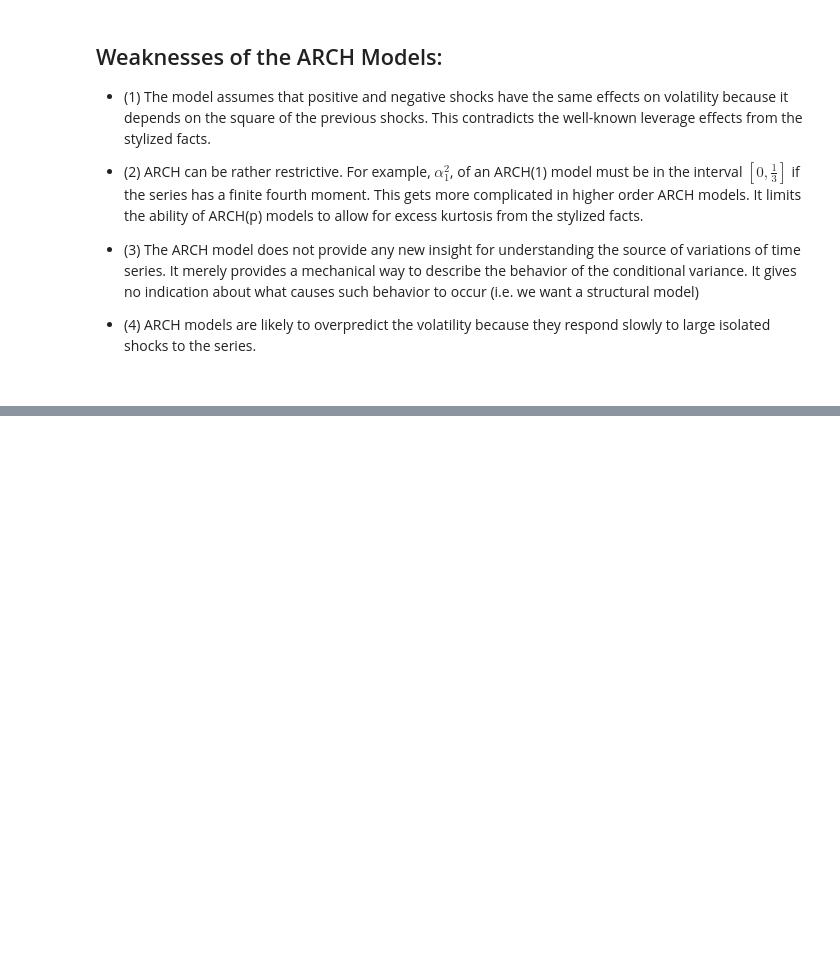
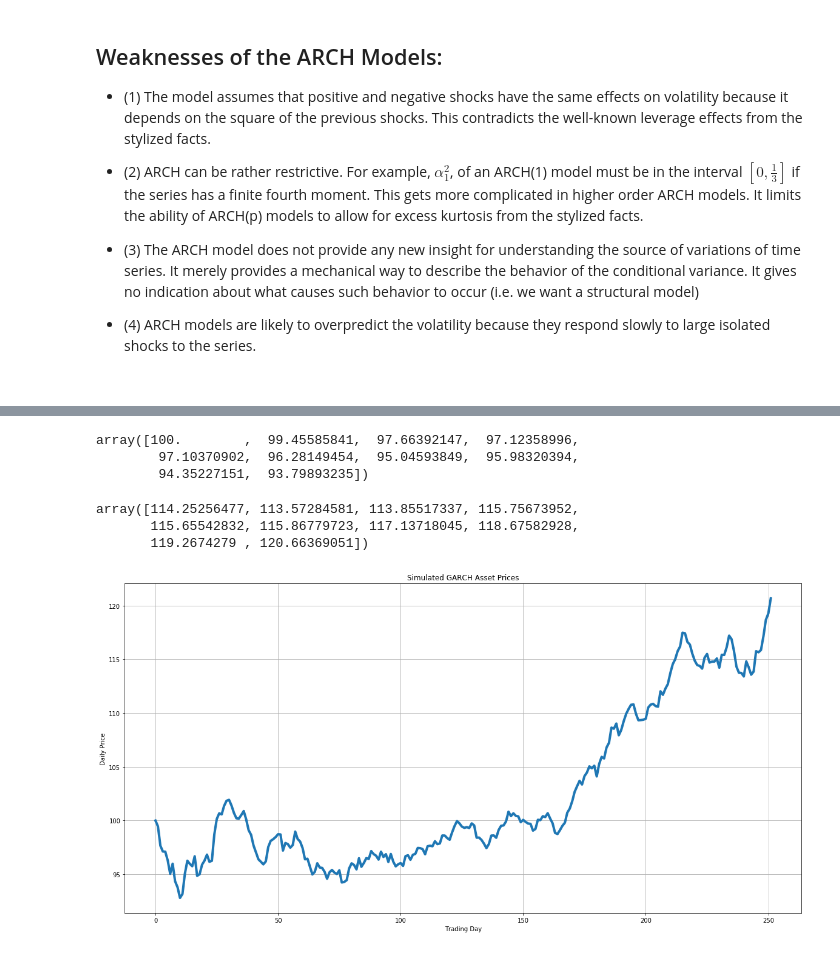
Before and after one commit to broughtj/Fin5330, a Jupyter notebook: Notebooks/GARCH.ipynb, the cells around one changed output, grey strips where cells are left out. Cells and saved outputs as stored; diff of their text form; code cells hidden in the pictures; blank space fills up the shorter version.

```diff
--- a/Notebooks/GARCH.ipynb
+++ b/Notebooks/GARCH.ipynb
@@ -508,0 +602,35 @@ sum(r)
+# %%
+## initialize the spot price array
+spot = zeros(numObs)
+spot[0] = 100.0
+
+
+## run the main simulation loop
+for t in range(1, numObs):
+    spot[t] = spot[t-1] * exp(r[t-1])
+# %%
+## let's look at the first 10 prices
+spot[:10]
+# %% [output]
+array([100.        ,  99.45585841,  97.66392147,  97.12358996,
+        97.10370902,  96.28149454,  95.04593849,  95.98320394,
+        94.35227151,  93.79893235])
+# %%
+## let's look at the last 10 prices
+spot[-10:]
+# %% [output]
+array([114.25256477, 113.57284581, 113.85517337, 115.75673952,
+       115.65542832, 115.86779723, 117.13718045, 118.67582928,
+       119.2674279 , 120.66369051])
+# %%
+## plot the simulated price path
+fig, ax = plt.subplots()
+#ax.plot_date(r, linestyle='--')
+ax.grid(True)
+plt.title("Simulated GARCH Asset Prices")
+plt.ylabel("Daily Price")
+plt.xlabel("Trading Day")
+plt.plot(spot, linestyle='-', linewidth=4)
+plt.show()
+# %% [output]
+[figure, added]
```
Also changed, not shown: parts of 22 cells of this notebook.
